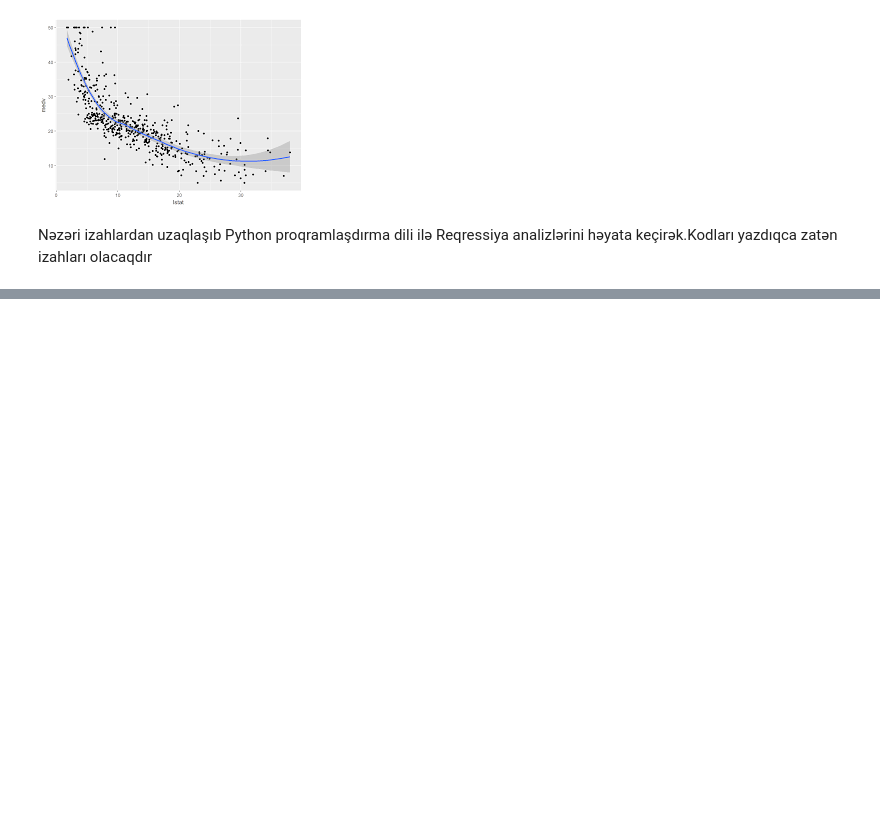
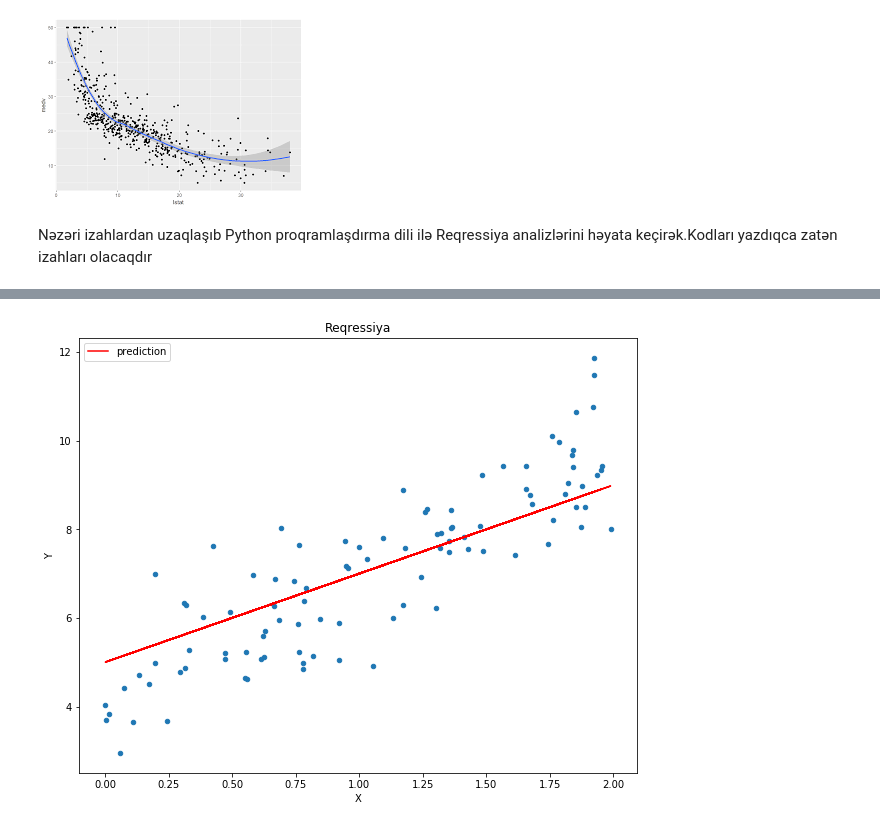
Before and after one commit to RashadGarayev/MachineLearningAZ, a Jupyter notebook: MachineLearningAz/Regression.ipynb, the cells around one changed output, grey strips where cells are left out. Saved outputs shown, nothing was run; the diff lists cells and outputs as text; code cells hidden in the pictures; blank space fills up the shorter version.

```diff
--- a/MachineLearningAz/Regression.ipynb
+++ b/MachineLearningAz/Regression.ipynb
@@ -96,0 +198,13 @@ Nəzəri izahlardan uzaqlaşıb Python proqramlaşdırma dili ilə Reqressiya an
+# %%
+def predict(x):
+    return 2 * x + 5
+
+df.plot.scatter('x','y')
+plt.title('Reqressiya')
+plt.xlabel('X')
+plt.ylabel('Y')
+plt.plot(x,predict(x),color='red',label = 'prediction')
+plt.legend()
+plt.show()
+# %% [output]
+[figure, added]
```
Also changed, not shown: parts of 44 cells of this notebook.
